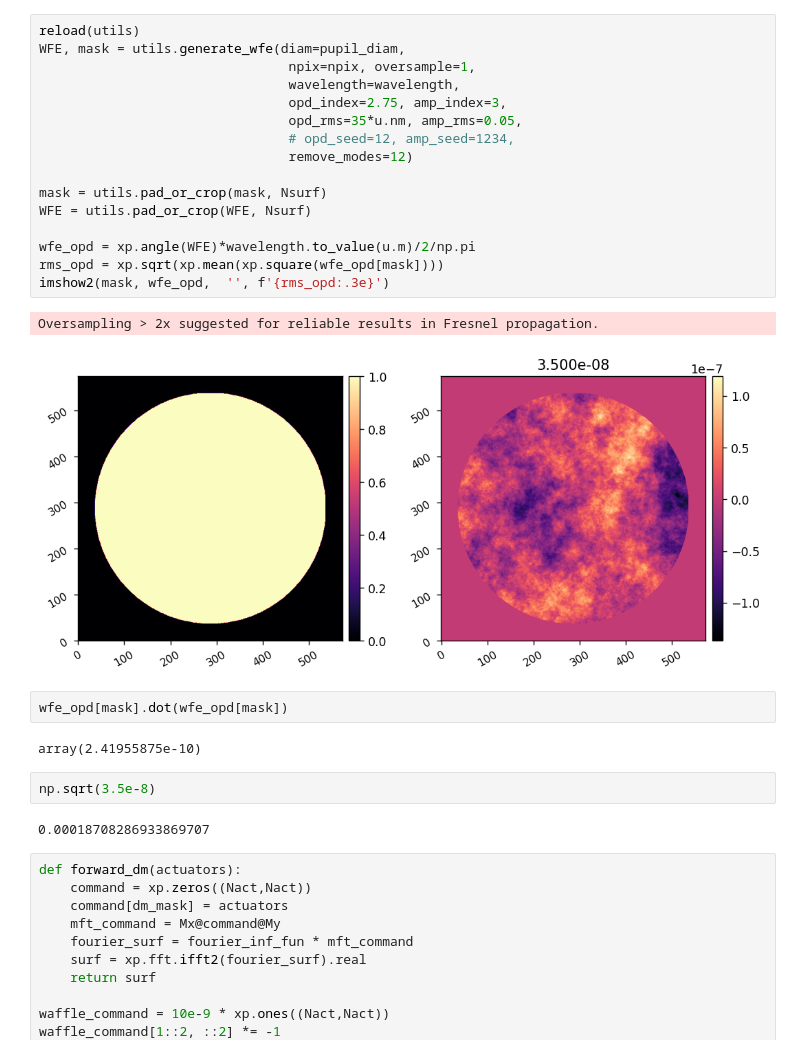
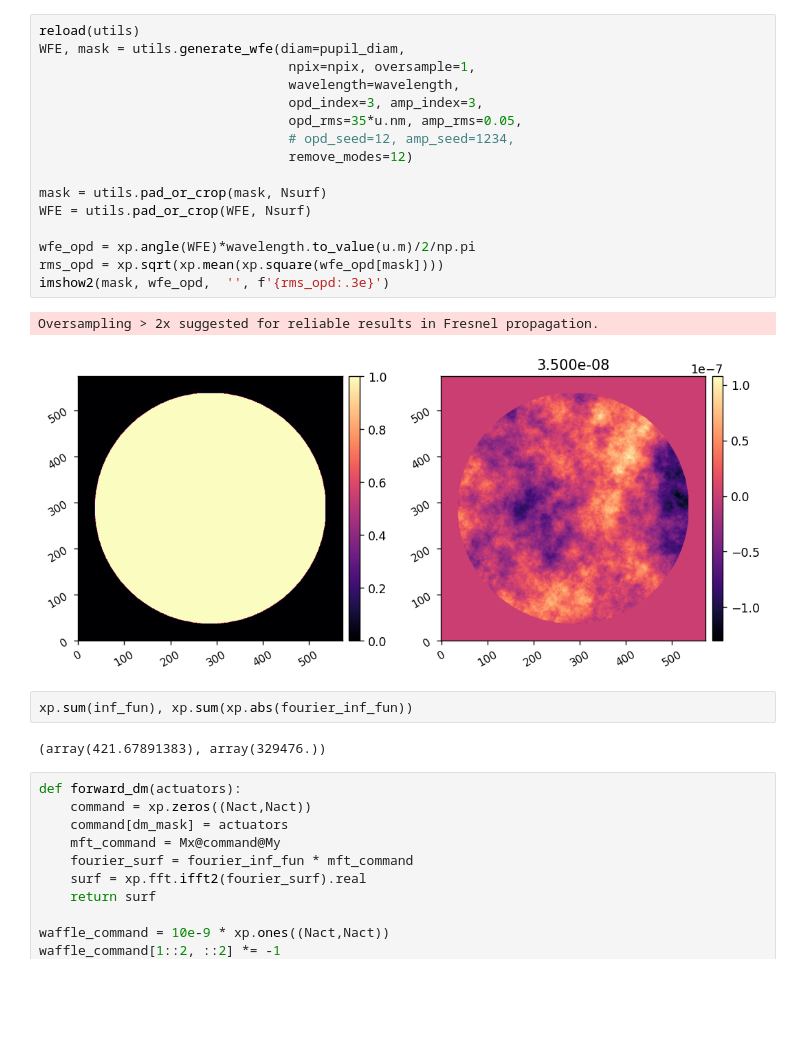
Before and after one commit to uasal/scoob-psf, a Jupyter notebook: example-notebooks/ad_dm.ipynb, the cells around one changed output. Saved outputs shown, nothing was run; the diff lists cells and outputs as text; blank space fills up the shorter version.

```diff
--- a/example-notebooks/ad_dm.ipynb
+++ b/example-notebooks/ad_dm.ipynb
@@ -73,30 +69,26 @@ My_back = xp.exp(1j*2*np.pi*xp.outer(fy,yc))
 # %%
 reload(utils)
 WFE, mask = utils.generate_wfe(diam=pupil_diam,
                                 npix=npix, oversample=1,
                                 wavelength=wavelength,
-                                opd_index=2.75, amp_index=3,
+                                opd_index=3, amp_index=3,
                                 opd_rms=35*u.nm, amp_rms=0.05,
                                 # opd_seed=12, amp_seed=1234,
                                 remove_modes=12)
 
 mask = utils.pad_or_crop(mask, Nsurf)
 WFE = utils.pad_or_crop(WFE, Nsurf)
 
 wfe_opd = xp.angle(WFE)*wavelength.to_value(u.m)/2/np.pi
 rms_opd = xp.sqrt(xp.mean(xp.square(wfe_opd[mask])))
 imshow2(mask, wfe_opd,  '', f'{rms_opd:.3e}')
 # %% [output]
 Oversampling > 2x suggested for reliable results in Fresnel propagation.
-[figure, old version]
+[figure, new version]
-# %%
-wfe_opd[mask].dot(wfe_opd[mask])
-# %% [output]
-array(2.41955875e-10)
-# %%
-np.sqrt(3.5e-8)
-# %% [output]
-0.00018708286933869707
+# %%
+xp.sum(inf_fun), xp.sum(xp.abs(fourier_inf_fun))
+# %% [output]
+(array(421.67891383), array(329476.))
 # %%
 def forward_dm(actuators):
     command = xp.zeros((Nact,Nact))
```
Also changed, not shown: parts of 10 cells of this notebook, 1 other file.
